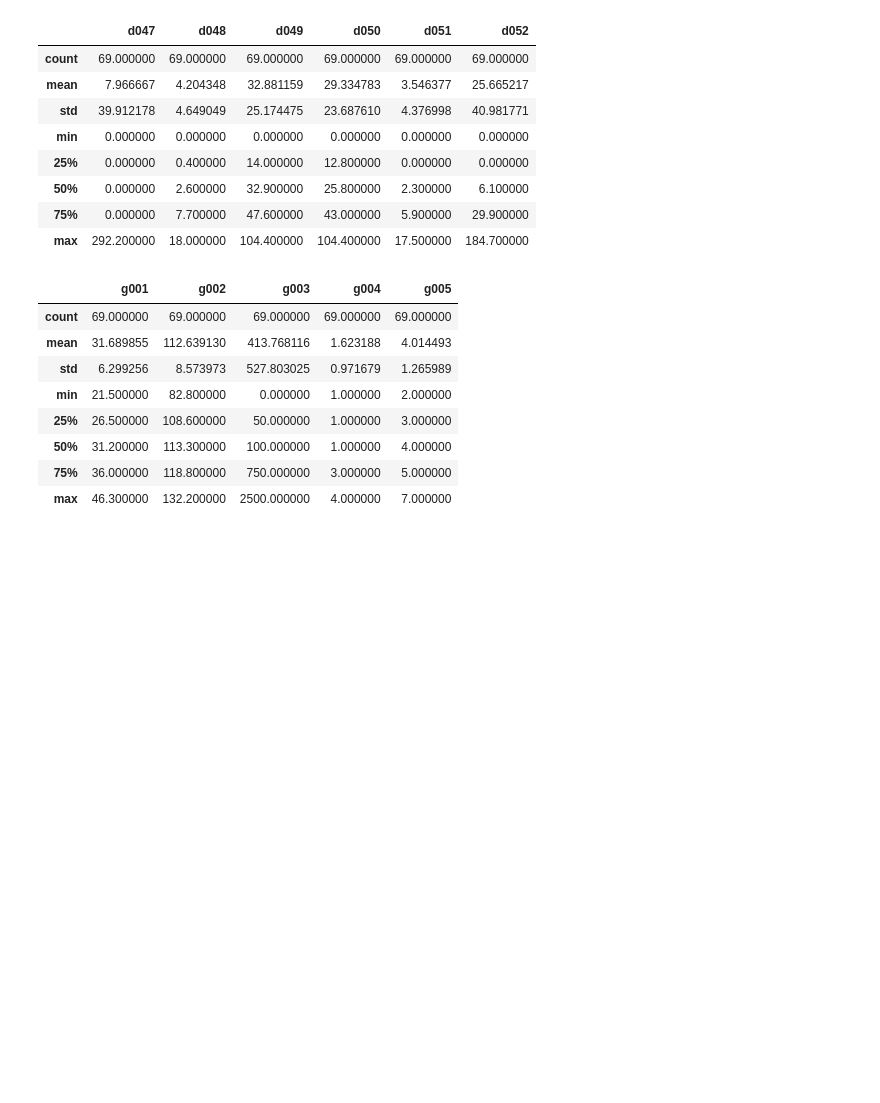
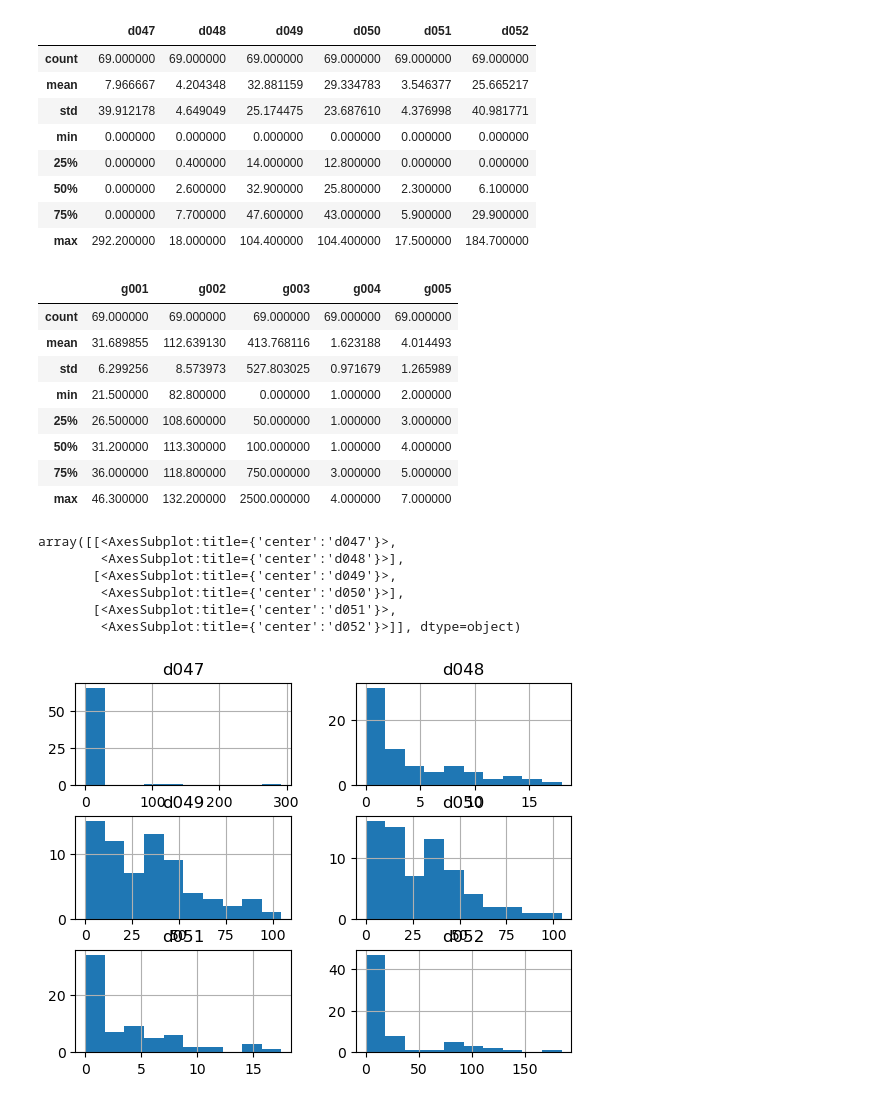
Before and after one commit to colbytse/community_health_project, a Jupyter notebook: jahnavi.ipynb, the cells around one changed output. Cells and saved outputs as stored; diff of their text form; code cells hidden in the pictures; blank space fills up the shorter version.

```diff
--- a/jahnavi.ipynb
+++ b/jahnavi.ipynb
@@ -18,6 +24,8 @@ Index(['county', 'sex', 'xiang', 'd001', 'd002', 'd003', 'd004', 'd005',
        'd157', 'd158', 'd159', 'd160', 'd161', 'g001', 'g002', 'g003', 'g004',
        'g005'],
       dtype='object', length=169)
+# %%
+df['county'].fillna('NA', inplace=True)
 # %%
 # diet survey CALORIC INTAKE (kcal/day/reference man)
 df[df['xiang']==3].d001.describe()
@@ -142,3 +150,13 @@ df[df['xiang']==3].loc[:,'g001':'g005'].describe()
 | 50% | 31.200000 | 113.300000 | 100.000000 | 1.000000 | 4.000000 |
 | 75% | 36.000000 | 118.800000 | 750.000000 | 3.000000 | 5.000000 |
 | max | 46.300000 | 132.200000 | 2500.000000 | 4.000000 | 7.000000 |
+# %%
+df[df['xiang']==3].loc[:,'d047':'d052'].hist()
+# %% [output]
+array([[<AxesSubplot:title={'center':'d047'}>,
+        <AxesSubplot:title={'center':'d048'}>],
+       [<AxesSubplot:title={'center':'d049'}>,
+        <AxesSubplot:title={'center':'d050'}>],
+       [<AxesSubplot:title={'center':'d051'}>,
+        <AxesSubplot:title={'center':'d052'}>]], dtype=object)
+[figure, added]
```
Also changed, not shown: parts of 1 cell of this notebook.
